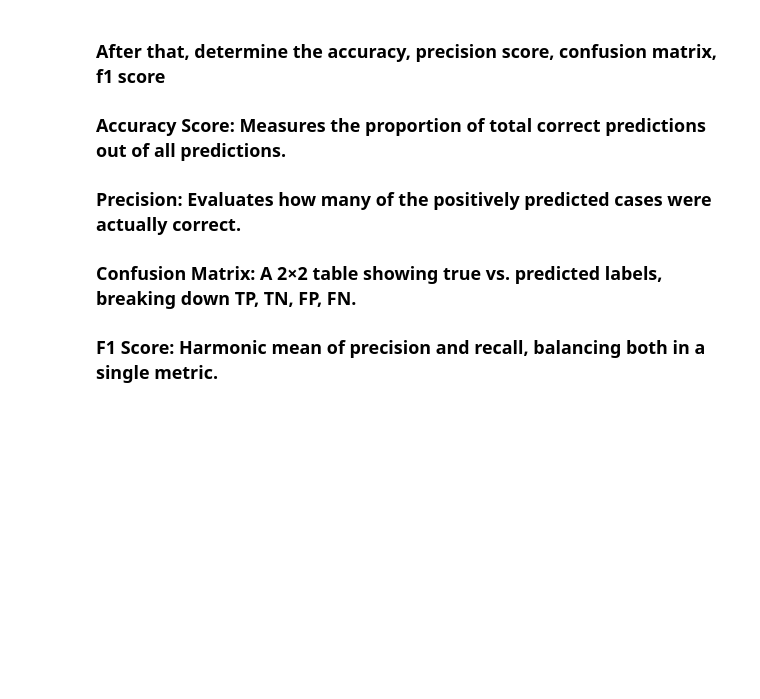
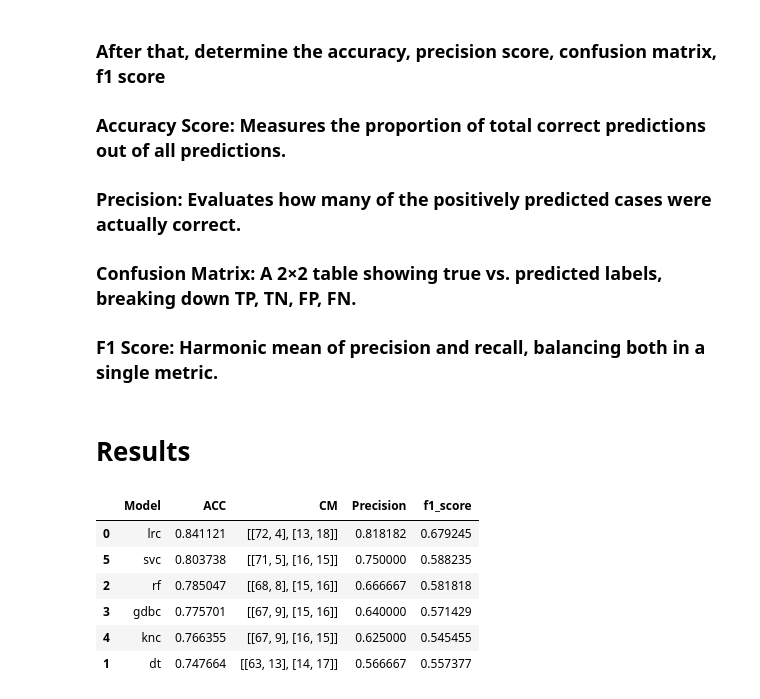
Before and after one commit to dinislamweb/diabetics-prediction-, a Jupyter notebook: diabetes_updated.ipynb, the cells around one changed output. Drawn from its saved outputs; the diff is of its cells as text; code cells hidden in the pictures; blank space fills up the shorter version.

Commit message:
results  determination part added

```diff
--- a/diabetes_updated.ipynb
+++ b/diabetes_updated.ipynb
@@ -581,3 +581,18 @@ for name,model in clfs.items():
 ### Precision: Evaluates how many of the positively predicted cases were actually correct.
 ### Confusion Matrix: A 2×2 table showing true vs. predicted labels, breaking down TP, TN, FP, FN.
 ### F1 Score: Harmonic mean of precision and recall, balancing both in a single metric.
+# %% [markdown]
+# Results
+# %%
+results_df = pd.DataFrame(results)
+
+results_df = results_df.sort_values(by='Precision', ascending=False)
+results_df
+# %% [output]
+|  | Model | ACC | CM | Precision | f1_score |
+| 0 | lrc | 0.841121 | [[72, 4], [13, 18]] | 0.818182 | 0.679245 |
+| 5 | svc | 0.803738 | [[71, 5], [16, 15]] | 0.750000 | 0.588235 |
+| 2 | rf | 0.785047 | [[68, 8], [15, 16]] | 0.666667 | 0.581818 |
+| 3 | gdbc | 0.775701 | [[67, 9], [15, 16]] | 0.640000 | 0.571429 |
+| 4 | knc | 0.766355 | [[67, 9], [16, 15]] | 0.625000 | 0.545455 |
+| 1 | dt | 0.747664 | [[63, 13], [14, 17]] | 0.566667 | 0.557377 |
```
Also changed, not shown: parts of 1 cell of this notebook.
